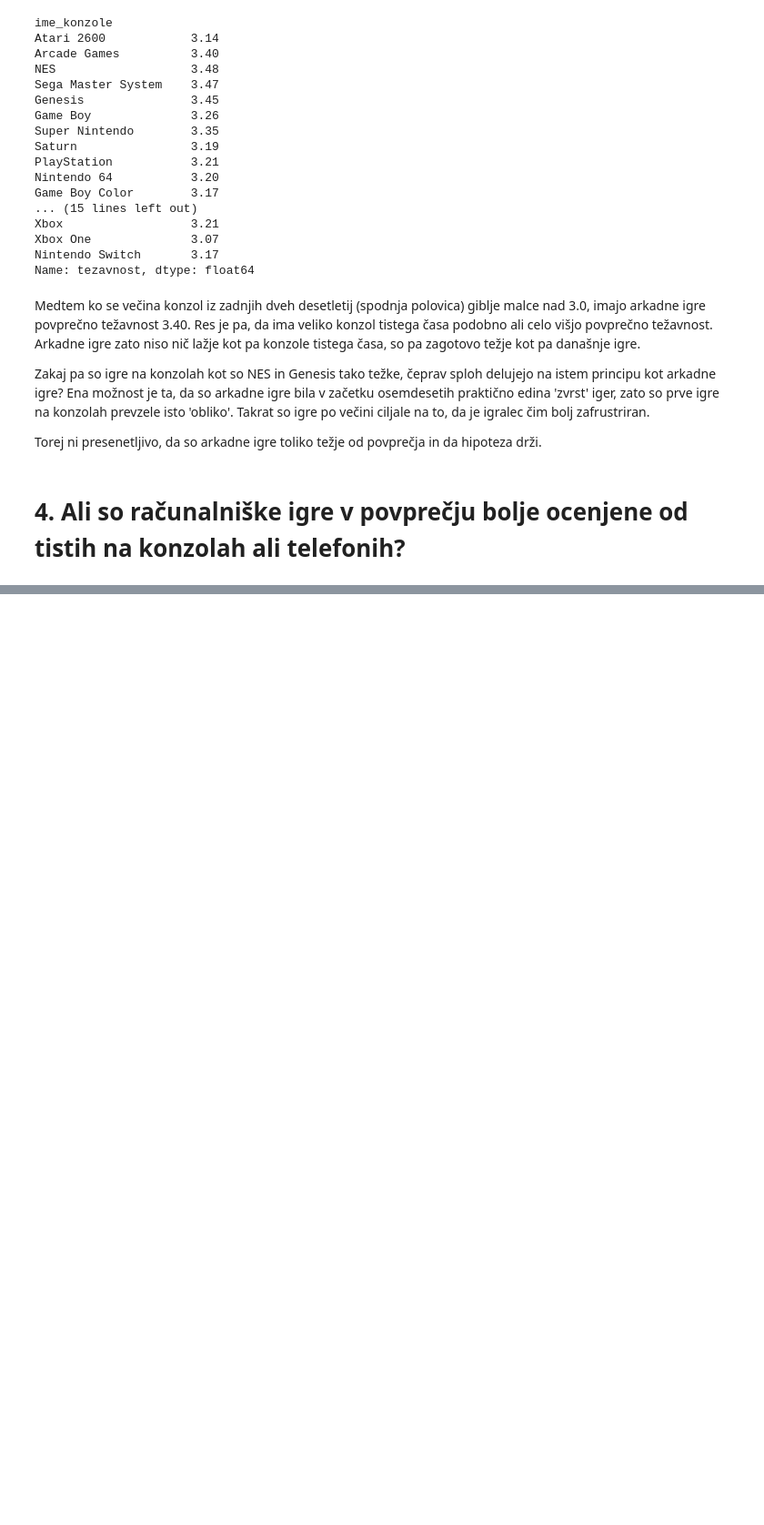
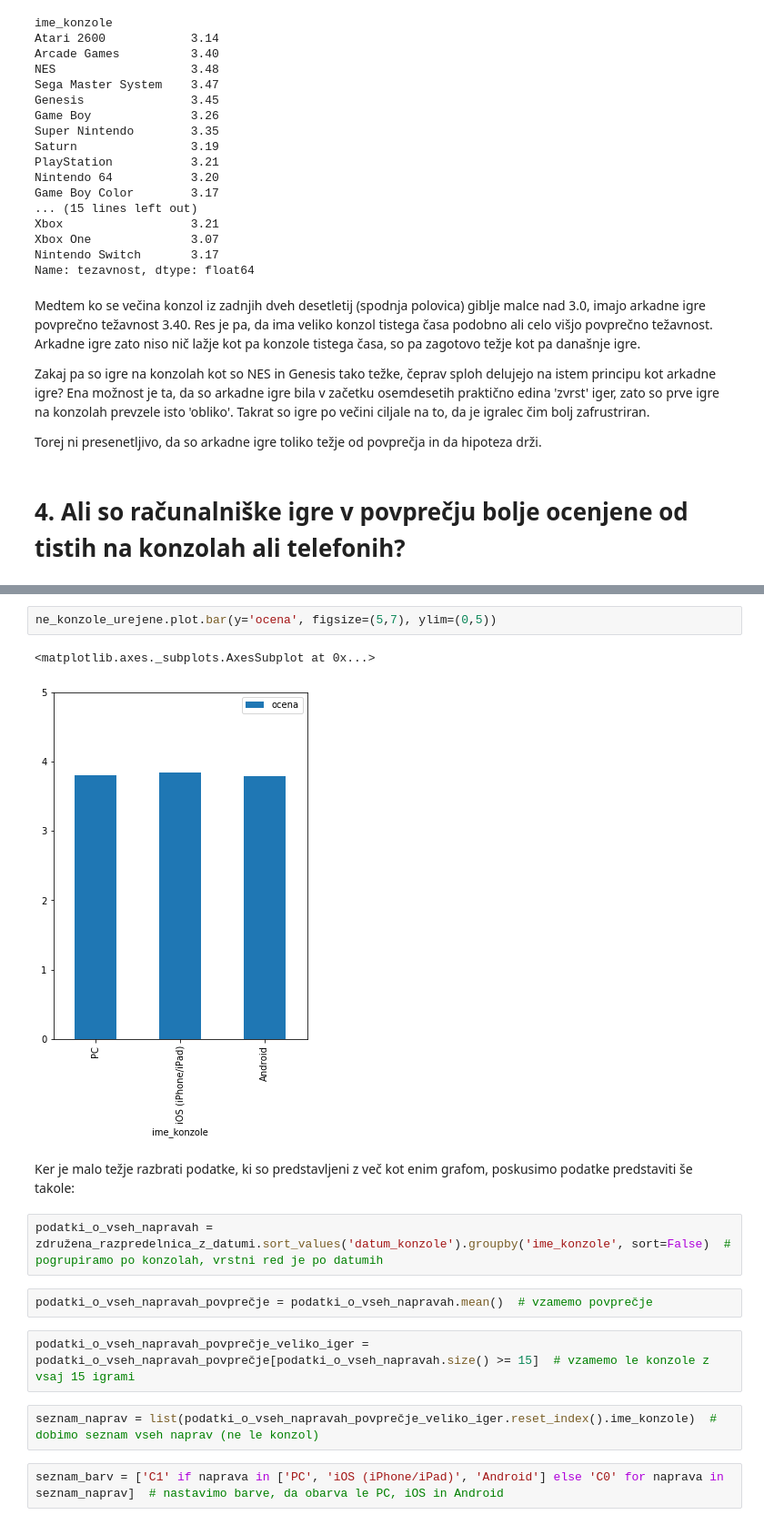
Before and after one commit to TGlinsek/Primerjava-znanih-videoiger, a Jupyter notebook: analiza_podatkov/analiza_iger.ipynb, the cells around one changed output, grey strips where cells are left out. Shown at 91% size. Drawn from its saved outputs; the diff is of its cells as text; blank space fills up the shorter version.

```diff
--- a/analiza_podatkov/analiza_iger.ipynb
+++ b/analiza_podatkov/analiza_iger.ipynb
@@ -314,0 +367,17 @@ Torej ni presenetljivo, da so arkadne igre toliko težje od povprečja in da hip
+# %%
+ne_konzole_urejene.plot.bar(y='ocena', figsize=(5,7), ylim=(0,5))
+# %% [output]
+<matplotlib.axes._subplots.AxesSubplot at 0x...>
+[figure, added]
+# %% [markdown]
+Ker je malo težje razbrati podatke, ki so predstavljeni z več kot enim grafom, poskusimo podatke predstaviti še takole:
+# %%
+podatki_o_vseh_napravah = združena_razpredelnica_z_datumi.sort_values('datum_konzole').groupby('ime_konzole', sort=False)  # pogrupiramo po konzolah, vrstni red je po datumih
+# %%
+podatki_o_vseh_napravah_povprečje = podatki_o_vseh_napravah.mean()  # vzamemo povprečje
+# %%
+podatki_o_vseh_napravah_povprečje_veliko_iger = podatki_o_vseh_napravah_povprečje[podatki_o_vseh_napravah.size() >= 15]  # vzamemo le konzole z vsaj 15 igrami
+# %%
+seznam_naprav = list(podatki_o_vseh_napravah_povprečje_veliko_iger.reset_index().ime_konzole)  # dobimo seznam vseh naprav (ne le konzol)
+# %%
+seznam_barv = ['C1' if naprava in ['PC', 'iOS (iPhone/iPad)', 'Android'] else 'C0' for naprava in seznam_naprav]  # nastavimo barve, da obarva le PC, iOS in Android
```
Also changed, not shown: parts of 24 cells of this notebook.
